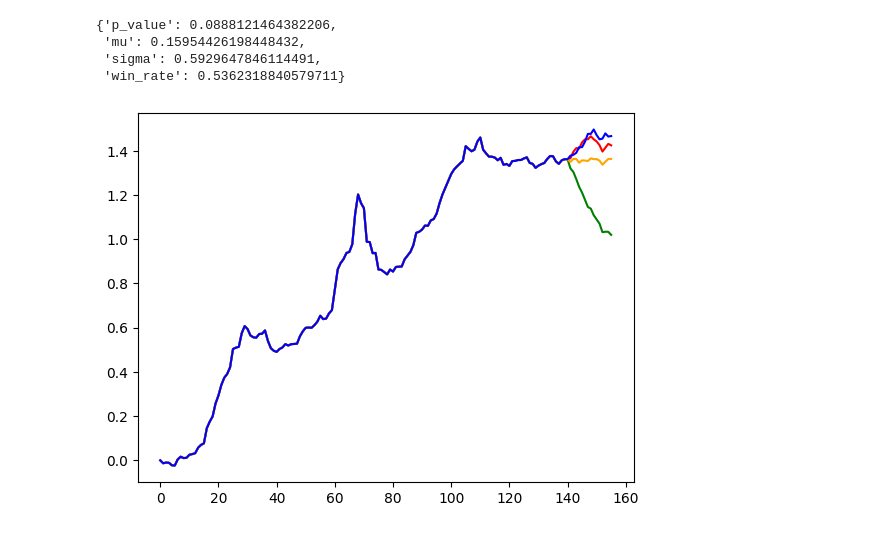
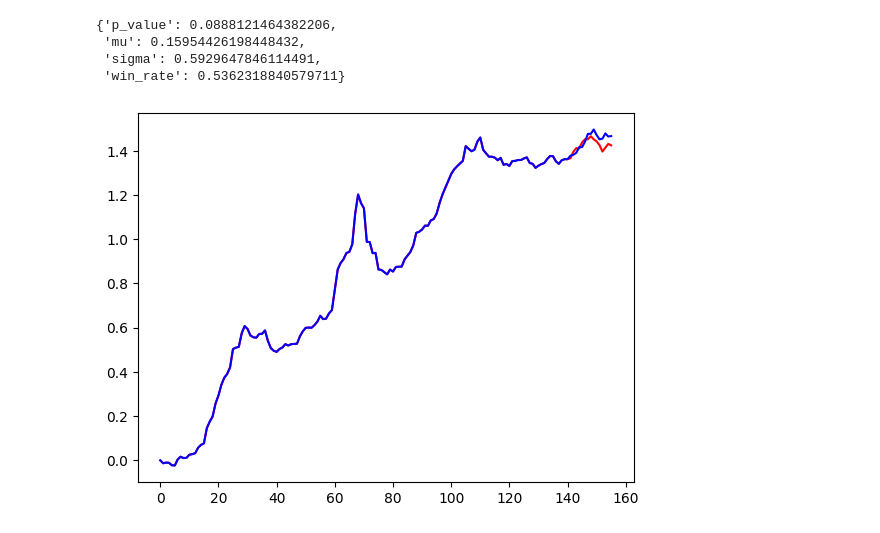
Before and after one commit to ods-pet-projects/spb-ai-hack2022, a Jupyter notebook: metamodel.ipynb, the cells around one changed output. Drawn from its saved outputs; the diff is of its cells as text; code cells hidden in the pictures.

Commit message:
add class for index

```diff
--- a/metamodel.ipynb
+++ b/metamodel.ipynb
@@ -144,0 +278,32 @@ from sklearn.neighbors import KNeighborsRegressor
+# %%
+index = SearchSequenceIndex(window=12 * 3, period=12)
+train_seq, full_seq = index.get_train_part_and_full(train_data.values)
+index.build(train_seq)
+# %%
+T = 41
+orig = train_data.values[:, T]
+window_data = orig[:-offset]
+
+index.fit(KNeighborsRegressor(n_neighbors=5))
+r1 = index.predict_for_seq(window_data, offset)
+knn_res = index.measure_on_all_train_data(offset=15)
+knn_scores = wmsfe(knn_res)
+print('knn: ', knn_scores[0], leaderboard([[x] for x in knn_res]))
+
+index.fit(LinearRegression())
+r2 = index.predict_for_seq(window_data, offset)
+
+index.fit(ZeroModel())
+r3 = index.predict_for_seq(window_data, offset)
+zero_res = index.measure_on_all_train_data(offset=15)
+zero_scores = wmsfe(zero_res)
+
+print('zero: ', zero_scores[0], leaderboard([[x] for x in zero_res]))
+
+print('log z-test: ', log_z_test(knn_scores[1], zero_scores[1]))
+
+plt.plot(r1, 'red')
+plt.plot(r2, 'green')
+plt.plot(r3, 'orange')
+plt.plot(train_data.values[:, T], 'blue')
+plt.show()
@@ -348,14 +374,14 @@ log_z_test(knn_model_scores, last_const_model_scores)
 # %%
 T = 41
 orig = train_data.values[:, T]
 window_data = orig[:-offset]
-r1 = predict_for_seq(window_data, offset, PredictWithDelta(knn_model))
-r2 = predict_for_seq(window_data, offset, PredictWithDelta(linear_model))
-r3 = predict_for_seq(window_data, offset, PredictWithDelta(ZeroModel()))
+r1 = index.predict_for_seq(window_data, offset)
+# r2 = index.predict_for_seq(window_data, offset)
+# r3 = index.predict_for_seq(window_data, offset)
 plt.plot(r1, 'red')
-plt.plot(r2, 'green')
-plt.plot(r3, 'orange')
+# plt.plot(r2, 'green')
+# plt.plot(r3, 'orange')
 plt.plot(train_data.values[:, T], 'blue')
 plt.show()
 # %% [output]
-[figure, old version]
+[figure, new version]
```
Also changed, not shown: parts of 19 cells of this notebook.
